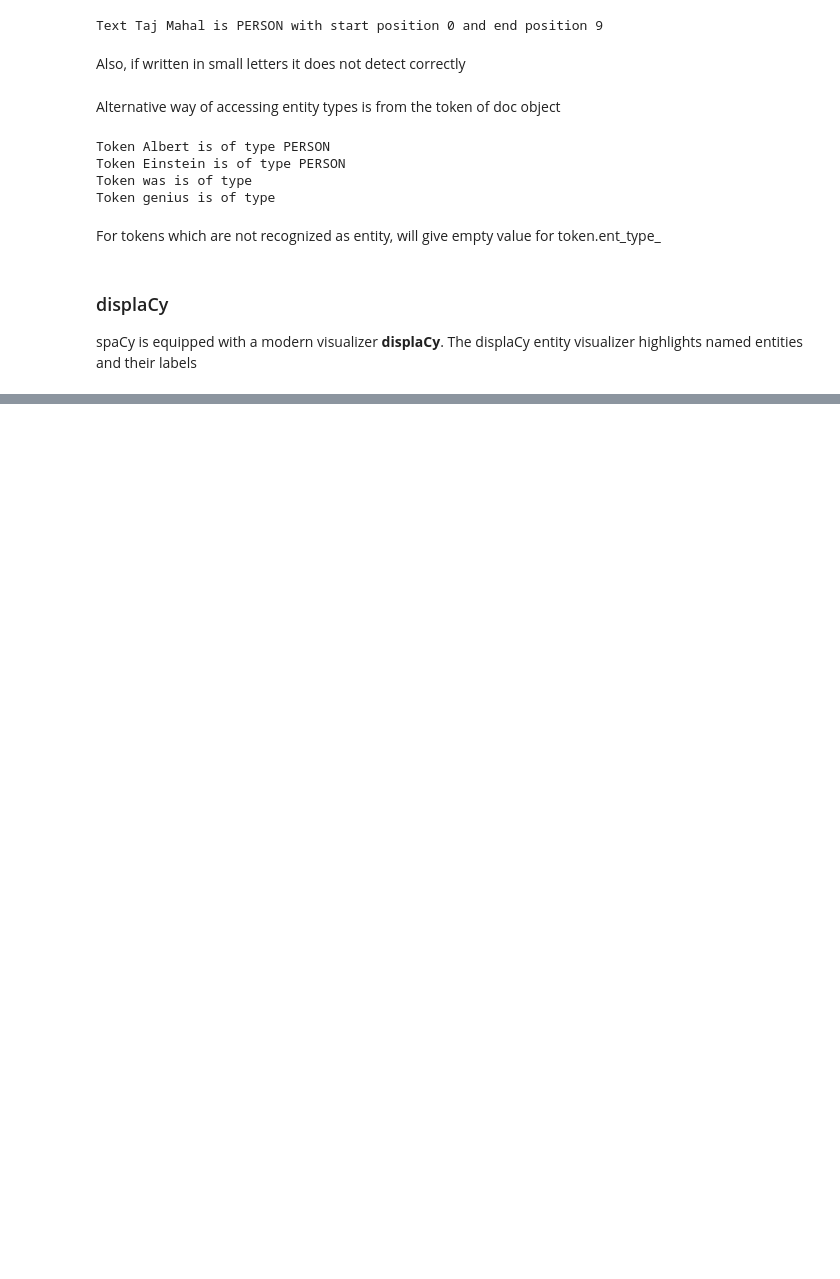
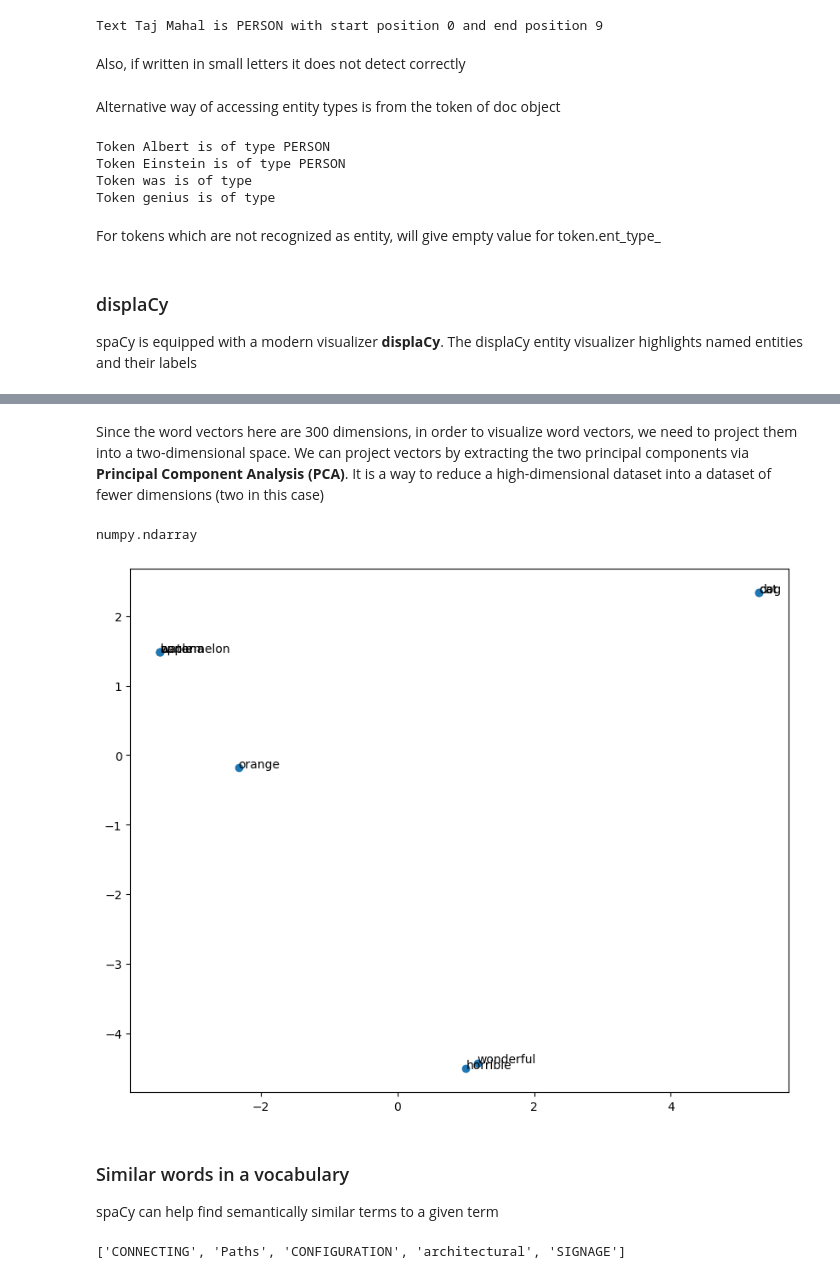
Before and after one commit to connectin-neha/data-science, a Jupyter notebook: NLP/nlp_with_spacy/spacy_basics.ipynb, the cells around one changed output, grey strips where cells are left out. Cells and saved outputs as stored; diff of their text form; code cells hidden in the pictures; blank space fills up the shorter version.

Commit message:
updated spacy basics

```diff
--- a/NLP/nlp_with_spacy/spacy_basics.ipynb
+++ b/NLP/nlp_with_spacy/spacy_basics.ipynb
@@ -156,0 +218,4 @@ Serving on http://0.0.0.0:5001 ...
+# %%
+# let us load now en_core_web_md and check the vectors
+nlp_md = spacy.load('en_core_web_md')
+print(nlp_md.meta['vectors'])
@@ -156,0 +269,8 @@ Serving on http://0.0.0.0:5001 ...
+# %%
+# let take few sample words to create their word vector visualization
+words = ['wonderful','horrible',
+        'apple', 'banana', 'orange', 'watermelon',
+        'dog', 'cat']
+# %%
+# let us now create word vectors for these words and stack them vertically
+word_vectors = np.vstack([nlp_md.vocab.vectors[nlp_md.vocab.strings[word]] for word in words])
@@ -156,0 +293,24 @@ Serving on http://0.0.0.0:5001 ...
+# %% [markdown]
+Since the word vectors here are 300 dimensions, in order to visualize word vectors, we need to project them into a two-dimensional space. We can project vectors by extracting the two principal components via <b>Principal Component Analysis (PCA)</b>. It is a way to reduce a high-dimensional dataset into a dataset of fewer dimensions (two in this case)
+# %%
+pca = PCA(n_components=2)
+word_vectors_transformed = pca.fit_transform(word_vectors)
+# %%
+type(word_vectors_transformed)
+# %% [output]
+numpy.ndarray
+# %%
+plt.figure(figsize=(10,8))
+plt.scatter(word_vectors_transformed[:,0],word_vectors_transformed[:,1])
+
+for word, coord in zip(words, word_vectors_transformed):
+    x,y = coord
+    plt.text(x,y, word, size=10)
+
+plt.show()
+# %% [output]
+[figure, added]
+# %% [markdown]
+### Similar words in a vocabulary
+
+spaCy can help find semantically similar terms to a given term
@@ -156,0 +323,5 @@ Serving on http://0.0.0.0:5001 ...
+# %%
+words = [nlp_md.vocab.strings[w] for w in most_similar_words[0][0]]
+print(words)
+# %% [output]
+['CONNECTING', 'Paths', 'CONFIGURATION', 'architectural', 'SIGNAGE']
```
Also changed, not shown: parts of 32 cells of this notebook, 1 other file.
